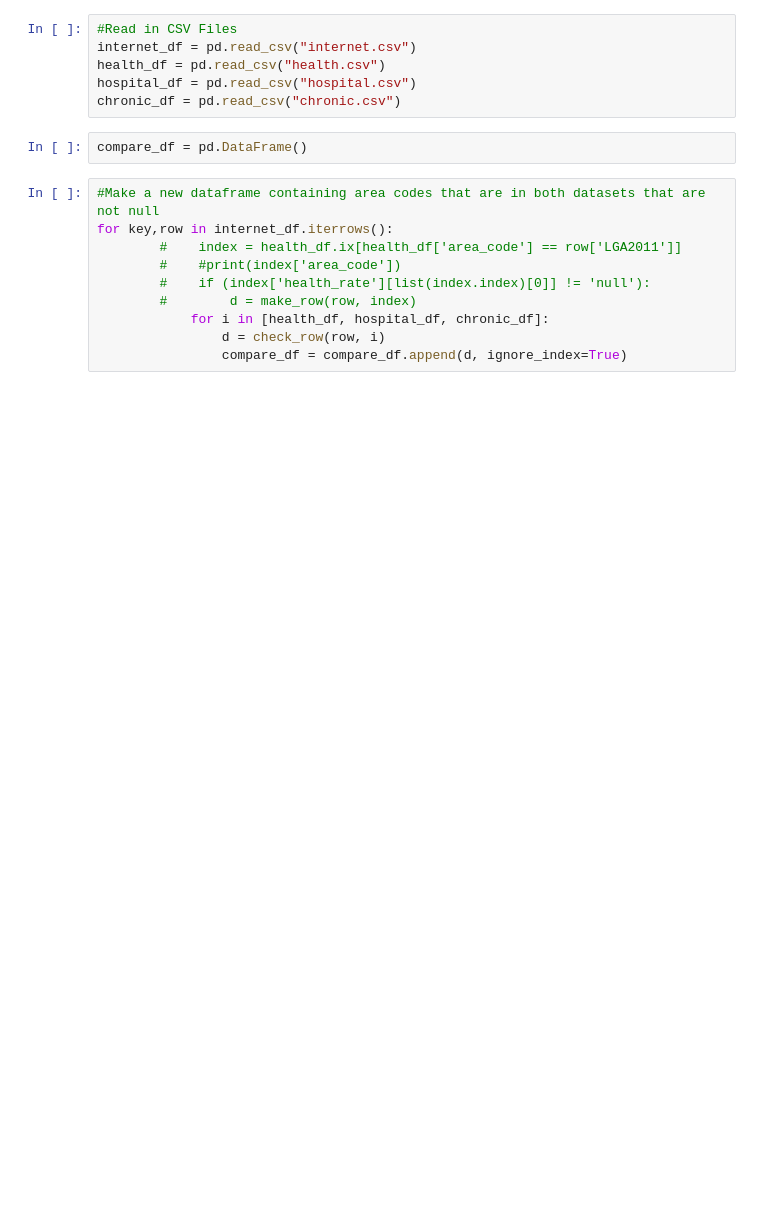
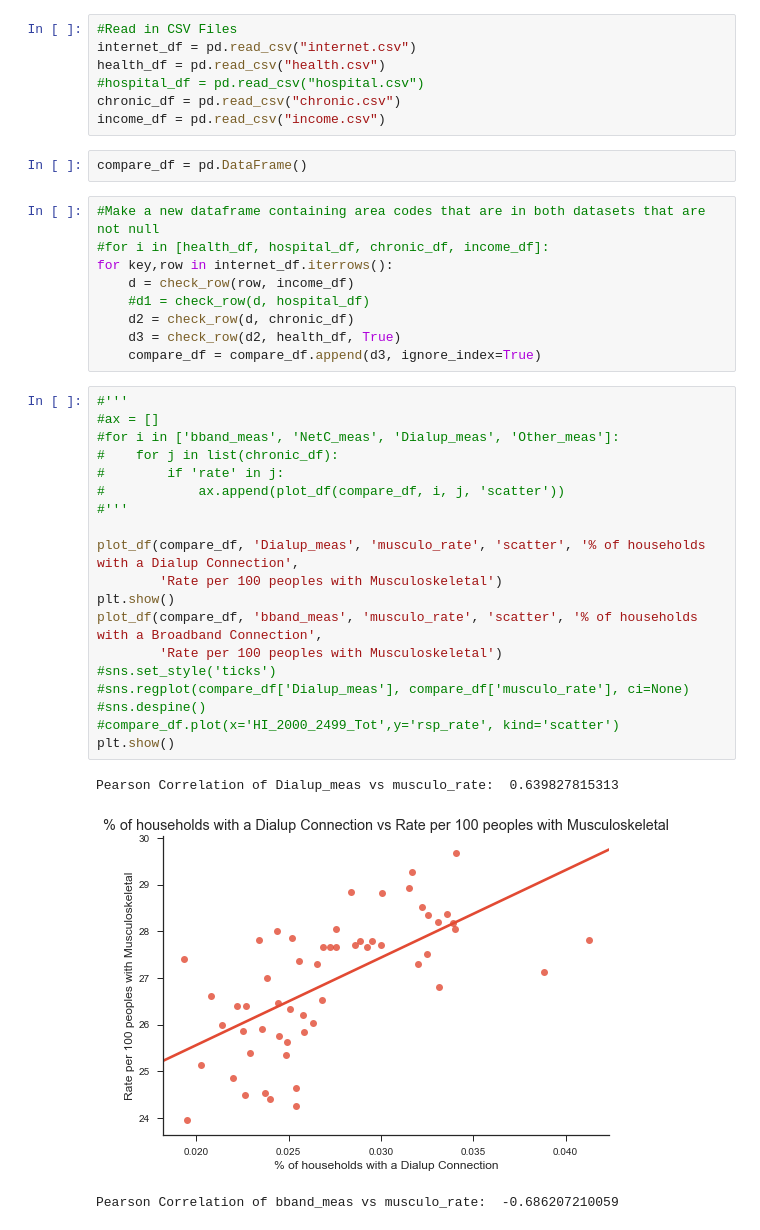
Before and after one commit to samuel-x/COMP20008-elements-data-2, a Jupyter notebook: analysis.ipynb, the cells around one changed output. Drawn from its saved outputs; the diff is of its cells as text; blank space fills up the shorter version.

```diff
--- a/analysis.ipynb
+++ b/analysis.ipynb
@@ -35,17 +87,40 @@ def check_row(row, dataframe):
 #Read in CSV Files
 internet_df = pd.read_csv("internet.csv")
 health_df = pd.read_csv("health.csv")
-hospital_df = pd.read_csv("hospital.csv")
+#hospital_df = pd.read_csv("hospital.csv")
 chronic_df = pd.read_csv("chronic.csv")
+income_df = pd.read_csv("income.csv")
 # %%
 compare_df = pd.DataFrame()
 # %%
 #Make a new dataframe containing area codes that are in both datasets that are not null
+#for i in [health_df, hospital_df, chronic_df, income_df]:
 for key,row in internet_df.iterrows():
-        #    index = health_df.ix[health_df['area_code'] == row['LGA2011']]
-        #    #print(index['area_code'])
-        #    if (index['health_rate'][list(index.index)[0]] != 'null'):
-        #        d = make_row(row, index)
-            for i in [health_df, hospital_df, chronic_df]:
-                d = check_row(row, i)
-                compare_df = compare_df.append(d, ignore_index=True)
+    d = check_row(row, income_df)
+    #d1 = check_row(d, hospital_df)
+    d2 = check_row(d, chronic_df)
+    d3 = check_row(d2, health_df, True)
+    compare_df = compare_df.append(d3, ignore_index=True)
+# %%
+#'''
+#ax = []
+#for i in ['bband_meas', 'NetC_meas', 'Dialup_meas', 'Other_meas']:
+#    for j in list(chronic_df):
+#        if 'rate' in j:
+#            ax.append(plot_df(compare_df, i, j, 'scatter'))
+#'''
+
+plot_df(compare_df, 'Dialup_meas', 'musculo_rate', 'scatter', '% of households with a Dialup Connection',
+        'Rate per 100 peoples with Musculoskeletal')
+plt.show()
+plot_df(compare_df, 'bband_meas', 'musculo_rate', 'scatter', '% of households with a Broadband Connection',
+        'Rate per 100 peoples with Musculoskeletal')
+#sns.set_style('ticks')
+#sns.regplot(compare_df['Dialup_meas'], compare_df['musculo_rate'], ci=None)
+#sns.despine()
+#compare_df.plot(x='HI_2000_2499_Tot',y='rsp_rate', kind='scatter')
+plt.show()
+# %% [output]
+Pearson Correlation of Dialup_meas vs musculo_rate:  0.639827815313
+[figure, added]
+Pearson Correlation of bband_meas vs musculo_rate:  -0.686207210059
```
Also changed, not shown: parts of 9 cells of this notebook, 4 other files.
